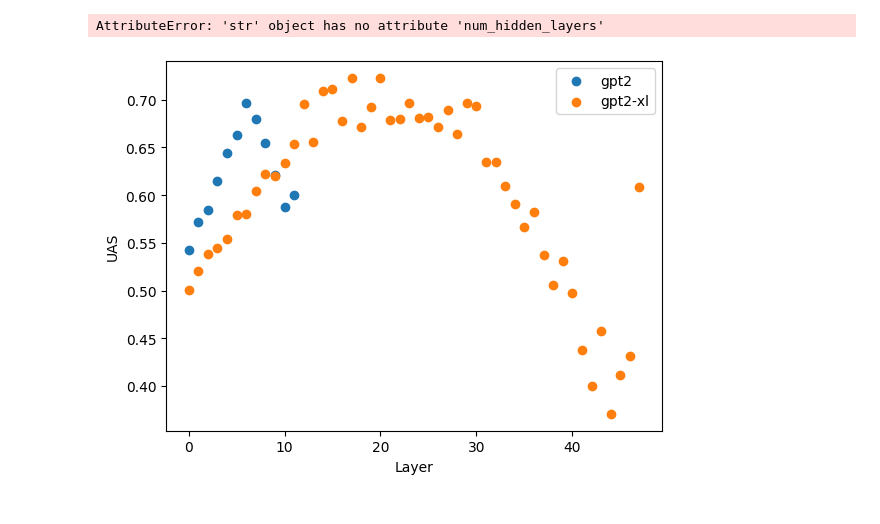
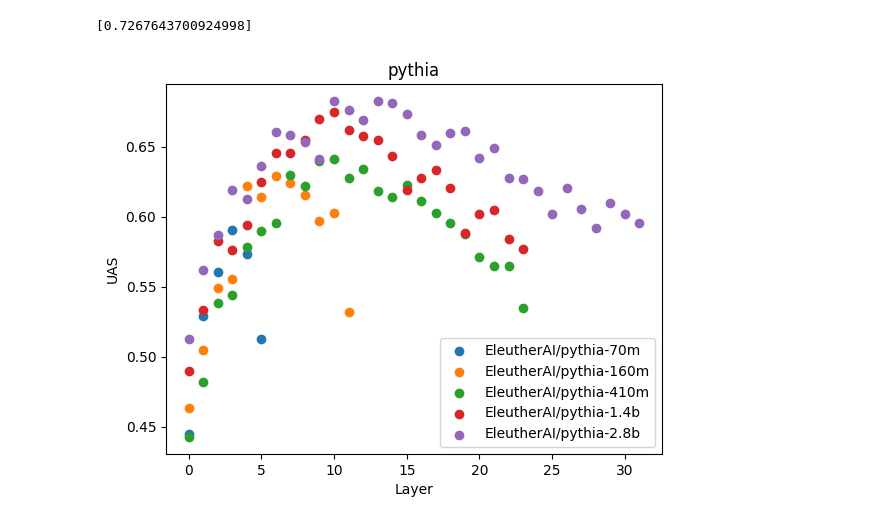
Before and after one commit to agananth/lm_syntax, a Jupyter notebook: plot.ipynb, the cells around one changed output. Drawn from its saved outputs; the diff is of its cells as text; code cells hidden in the pictures.

```diff
--- a/plot.ipynb
+++ b/plot.ipynb
@@ -6,31 +6,28 @@ import utils
 from transformers import AutoConfig
 
 model_families = {
-    'gpt2': [('gpt2', 'cb7j1cv8'), ('gpt2-large', 'qjhxfznk'), ('gpt2-xl', 'bail0tuk')],
+    'gpt2': [('gpt2', 'cb7j1cv8'), ('gpt2-medium', 'rr6f6brh'), ('gpt2-large', 'qjhxfznk'), ('gpt2-xl', 'bail0tuk')],
     'llama': [('meta-llama/Llama-2-7b-hf', 'vcmgan78')],
-    'pythia': [('EleutherAI/pythia-410m', 'dmkd4rbs'), ('EleutherAI/pythia-1.4b', 'rbf6xqn3'), ('EleutherAI/pythia-160m', '')],
+    'pythia': [('EleutherAI/pythia-70m', '1d4vql71'), ('EleutherAI/pythia-160m', 'xy6n6i36'), ('EleutherAI/pythia-410m', 'dmkd4rbs'), ('EleutherAI/pythia-1.4b', 'rbf6xqn3'), ('EleutherAI/pythia-2.8b', 'p55zipi8')]
 }
-
-to_plot = 'gpt2'
 
 @dataclasses.dataclass
 class Plot:
     title: str
-    plt_scatter_kwargs: list[dict] = dataclasses.field(default_factory=lambda: [{}])
+    plt_scatter_kwargs: list[dict] = dataclasses.field(default_factory=list)
 
-plot = Plot(to_plot)
-for model, run_id in model_families[to_plot]:
-    run = api.run(f"ananthag/Head Word New Sweeps/{run_id}")
-    df = run.history()
-    utils.get_model()
-    num_layers = utils.get_num_layers(AutoConfig.from_pretrained(model))
-    values = []
-    for layer in range(num_layers):
-        values.append(df[f"layer_{layer}/val/acc"].dropna().max())
-    plot.plt_scatter_kwargs.append(dict(
-        x=range(num_layers),
-        y=values,
-        label=model,
-    ))
+def get_plot(model_family):
+    plot = Plot(model_family)
+    for model, run_id in model_families[model_family]:
+        run = api.run(f"ananthag/Head Word New Sweeps/{run_id}")
+        df = run.history()
+        num_layers = utils.get_num_layers(AutoConfig.from_pretrained(model))
+        values = []
+        for layer in range(num_layers):
+            values.append(df[f"layer_{layer}/val/acc"].dropna().max())
+        plot.plt_scatter_kwargs.append(dict(
+            x=range(num_layers),
+            y=values,
+            label=model,
+        ))
+    return plot
-# %% [output]
-AttributeError: 'str' object has no attribute 'num_hidden_layers'
@@ -37,12 +38,16 @@ AttributeError: 'str' object has no attribute 'num_hidden_layers'
+# %%
+llama_probe_results
+# %% [output]
+[0.7267643700924998]
 # %%
-# import matplotlib.pyplot as plt
+import matplotlib.pyplot as plt
 
-# plt.scatter(range(12), to_plot, label='gpt2')
-# plt.scatter(range(48), to_plot_xl, label='gpt2-xl')
-# plt.xlabel('Layer')
-# plt.ylabel('UAS')
-# # plt.title('GPT-2')
-# plt.legend()
-# plt.show()
+for kwargs in plot.plt_scatter_kwargs:
+    plt.scatter(**kwargs)
+plt.xlabel('Layer')
+plt.ylabel('UAS')
+plt.title(plot.title)
+plt.legend()
+plt.show()
 # %% [output]
-[figure, old version]
+[figure, new version]
```
Also changed, not shown: parts of 7 cells of this notebook, 2 other files.
